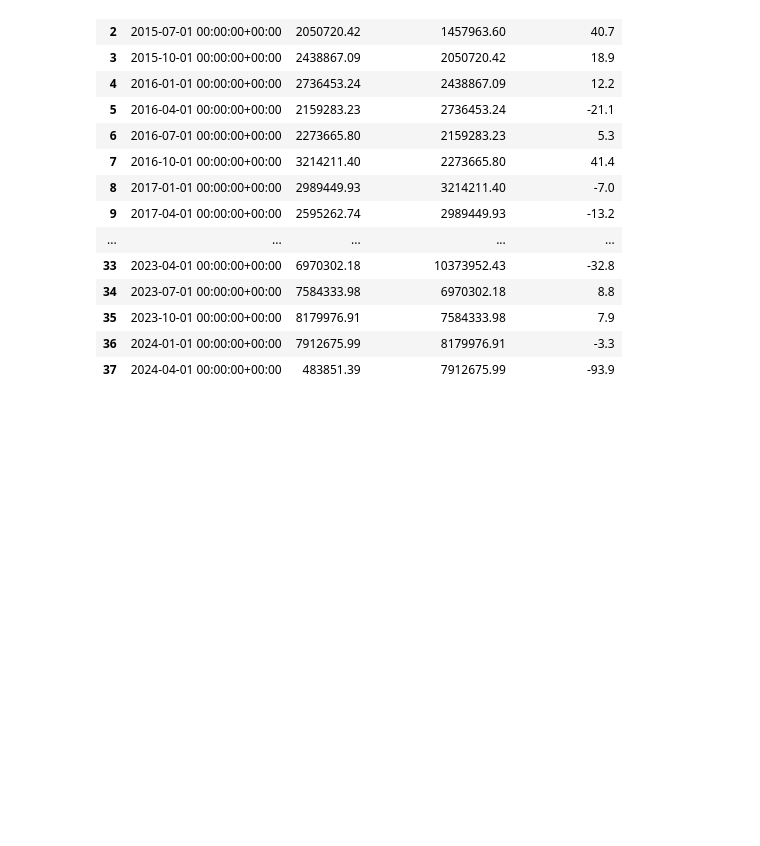
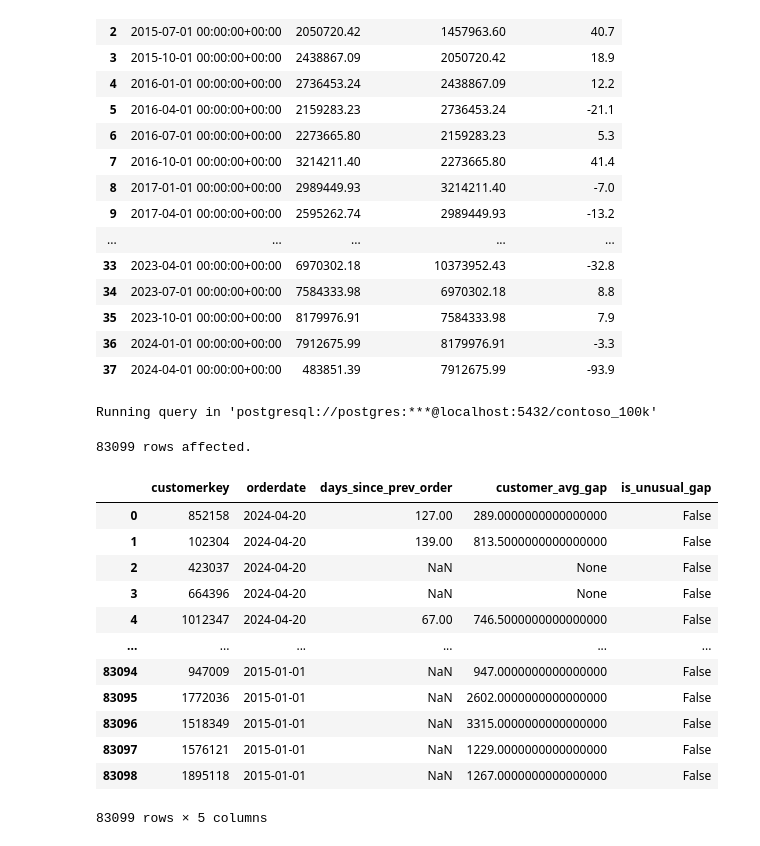
Before and after one commit to C0deB3ast/Data_analysis_work, a Jupyter notebook: Resources/Blank_SQL_Notebook.ipynb, the cells around one changed output. Saved outputs shown, nothing was run; the diff lists cells and outputs as text; code cells hidden in the pictures; blank space fills up the shorter version.

```diff
--- a/Resources/Blank_SQL_Notebook.ipynb
+++ b/Resources/Blank_SQL_Notebook.ipynb
@@ -1146,3 +1146,53 @@ Running query in 'postgresql://postgres:***@localhost:5432/contoso_100k'
 | 35 | 2023-10-01 00:00:00+00:00 | 8179976.91 | 7584333.98 | 7.9 |
 | 36 | 2024-01-01 00:00:00+00:00 | 7912675.99 | 8179976.91 | -3.3 |
 | 37 | 2024-04-01 00:00:00+00:00 | 483851.39 | 7912675.99 | -93.9 |
+# %%
+%%sql
+with prev_ord AS(
+  select
+  customerkey,
+  orderdate,
+  LAG(orderdate) Over(Partition by customerkey Order by orderdate) As Prev_order_date
+  from sales
+  group by
+  customerkey,
+  orderdate
+
+),
+order_gap AS (
+  select
+  customerkey,
+  orderdate,
+  Prev_order_date,
+  orderdate - Prev_order_date AS days_since_prev_order,
+  AVG( orderdate - Prev_order_date) Over(Partition by customerkey) AS customer_avg_gap
+  From prev_ord
+)
+select
+customerkey,
+orderdate,
+days_since_prev_order,
+customer_avg_gap,
+CASE
+When days_since_prev_order > 3 * customer_avg_gap Then True
+Else False
+End is_unusual_gap
+from order_gap
+order by
+orderdate Desc;
+# %% [output]
+Running query in 'postgresql://postgres:***@localhost:5432/contoso_100k'
+83099 rows affected.
+|  | customerkey | orderdate | days_since_prev_order | customer_avg_gap | is_unusual_gap |
+| 0 | 852158 | 2024-04-20 | 127.00 | 289.0000000000000000 | False |
+| 1 | 102304 | 2024-04-20 | 139.00 | 813.5000000000000000 | False |
+| 2 | 423037 | 2024-04-20 | NaN | None | False |
+| 3 | 664396 | 2024-04-20 | NaN | None | False |
+| 4 | 1012347 | 2024-04-20 | 67.00 | 746.5000000000000000 | False |
+| ... | ... | ... | ... | ... | ... |
+| 83094 | 947009 | 2015-01-01 | NaN | 947.0000000000000000 | False |
+| 83095 | 1772036 | 2015-01-01 | NaN | 2602.0000000000000000 | False |
+| 83096 | 1518349 | 2015-01-01 | NaN | 3315.0000000000000000 | False |
+| 83097 | 1576121 | 2015-01-01 | NaN | 1229.0000000000000000 | False |
+| 83098 | 1895118 | 2015-01-01 | NaN | 1267.0000000000000000 | False |
+83099 rows × 5 columns
```
